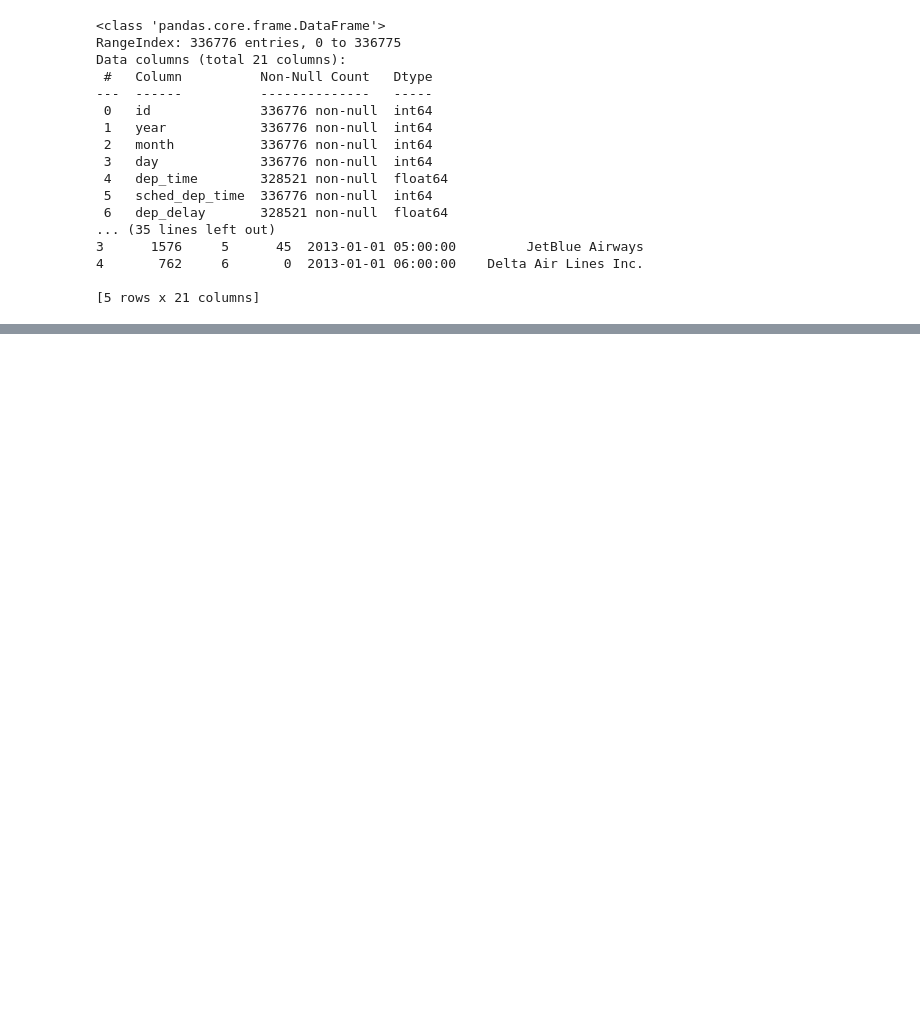
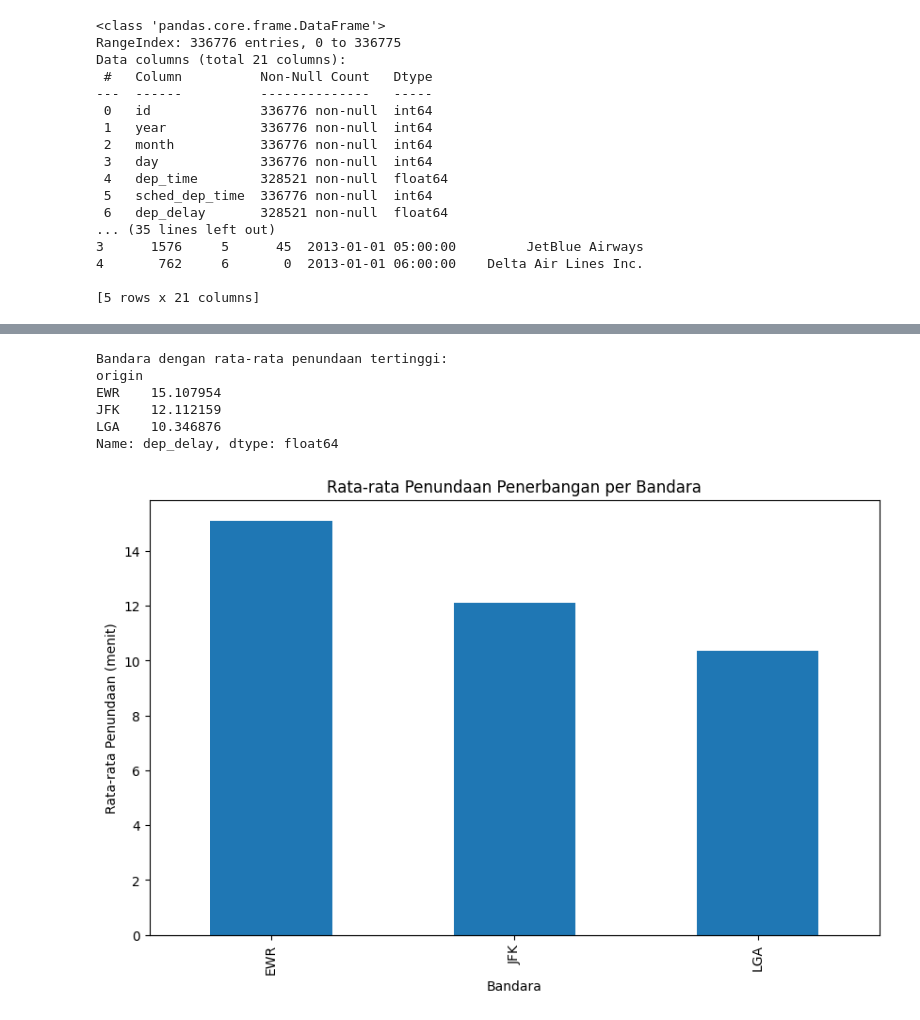
Before and after one commit to B1970/Tes1, a Jupyter notebook: Untitled4.ipynb, the cells around one changed output, grey strips where cells are left out. Cells and saved outputs as stored; diff of their text form; code cells hidden in the pictures; blank space fills up the shorter version.

```diff
--- a/Untitled4.ipynb
+++ b/Untitled4.ipynb
@@ -121,0 +98,22 @@ plt.show()
+# %%
+# Calculate average delay by origin airport
+avg_delay_by_airport = df.groupby('origin')['dep_delay'].mean().sort_values(ascending=False)
+
+print("Bandara dengan rata-rata penundaan tertinggi:")
+print(avg_delay_by_airport)
+
+# Plotting
+plt.figure(figsize=(10, 6))
+avg_delay_by_airport.plot(kind='bar')
+plt.title('Rata-rata Penundaan Penerbangan per Bandara')
+plt.xlabel('Bandara')
+plt.ylabel('Rata-rata Penundaan (menit)')
+plt.show()
+# %% [output]
+Bandara dengan rata-rata penundaan tertinggi:
+origin
+EWR    15.107954
+JFK    12.112159
+LGA    10.346876
+Name: dep_delay, dtype: float64
+[figure, added]
```
Also changed, not shown: parts of 14 cells of this notebook.
